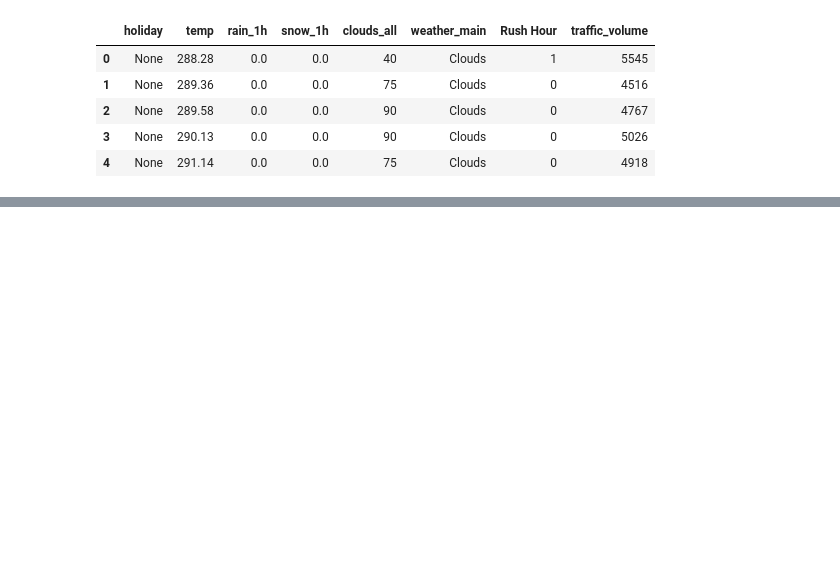
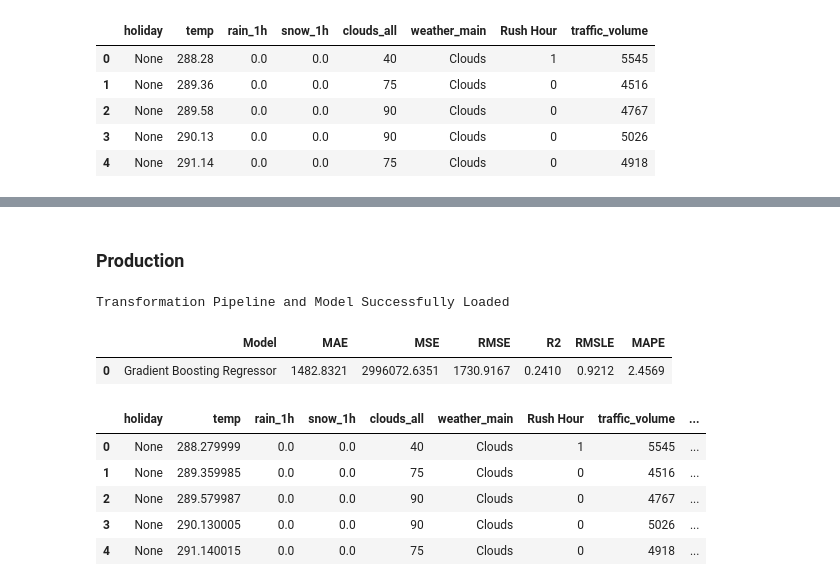
Before and after one commit to acnaweb/mlops-bootcamp, a Jupyter notebook: notebooks/AutoML.ipynb, the cells around one changed output, grey strips where cells are left out. Cells and saved outputs as stored; diff of their text form; code cells hidden in the pictures; blank space fills up the shorter version.

```diff
--- a/notebooks/AutoML.ipynb
+++ b/notebooks/AutoML.ipynb
@@ -66,0 +80,3 @@ Fitting 10 folds for each of 10 candidates, totalling 100 fits
+# %%
+model_output = "./models/traffic-pipeline"
+save_model(model = final_model, model_name = "./models/traffic-pipeline")
@@ -66,0 +102,20 @@ Fitting 10 folds for each of 10 candidates, totalling 100 fits
+# %% [markdown]
+### Production
+# %%
+model = load_model(model_output)
+# %% [output]
+Transformation Pipeline and Model Successfully Loaded
+# %%
+predictions = predict_model(model, data=data1)
+# %% [output]
+|  | Model | MAE | MSE | RMSE | R2 | RMSLE | MAPE |
+| 0 | Gradient Boosting Regressor | 1482.8321 | 2996072.6351 | 1730.9167 | 0.2410 | 0.9212 | 2.4569 |
+# %%
+predictions.head()
+# %% [output]
+|  | holiday | temp | rain_1h | snow_1h | clouds_all | weather_main | Rush Hour | traffic_volume | ... |
+| 0 | None | 288.279999 | 0.0 | 0.0 | 40 | Clouds | 1 | 5545 | ... |
+| 1 | None | 289.359985 | 0.0 | 0.0 | 75 | Clouds | 0 | 4516 | ... |
+| 2 | None | 289.579987 | 0.0 | 0.0 | 90 | Clouds | 0 | 4767 | ... |
+| 3 | None | 290.130005 | 0.0 | 0.0 | 90 | Clouds | 0 | 5026 | ... |
+| 4 | None | 291.140015 | 0.0 | 0.0 | 75 | Clouds | 0 | 4918 | ... |
```
Also changed, not shown: parts of 5 cells of this notebook, 2 other files.
